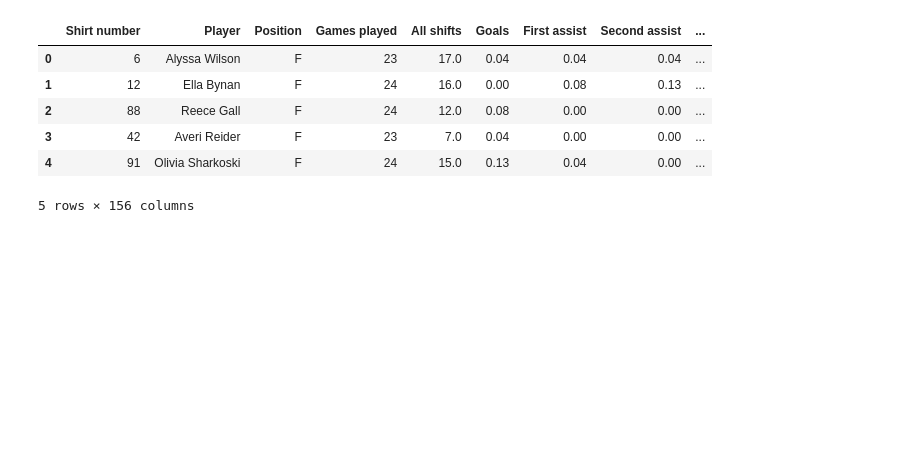
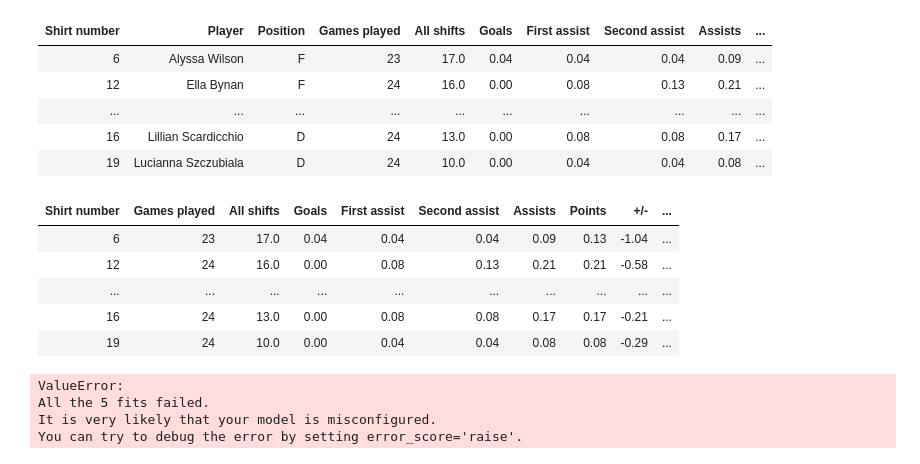
Before and after one commit to sarahsetiawan/Hood-Hockey, a Jupyter notebook: DataAnalysis/LinearReg.ipynb, the cells around one changed output. Drawn from its saved outputs; the diff is of its cells as text; code cells hidden in the pictures; blank space fills up the shorter version.

```diff
--- a/DataAnalysis/LinearReg.ipynb
+++ b/DataAnalysis/LinearReg.ipynb
@@ -10,14 +13,13 @@ from sklearn.metrics import accuracy_score, confusion_matrix
 # %%
 # Load the skaters dataset
 skaters_df = pd.read_excel("../DataCleaning/Instat_DataCleaning/SkatersCleaned.xlsx")
 
-# Optional: inspect the first few rows
-skaters_df.head()
+# Display the DataFrame as a scrollable HTML table
+display(HTML(skaters_df.to_html(index=False, max_rows=5, max_cols=None)))
 # %% [output]
-|  | Shirt number | Player | Position | Games played | All shifts | Goals | First assist | Second assist | ... |
-| 0 | 6 | Alyssa Wilson | F | 23 | 17.0 | 0.04 | 0.04 | 0.04 | ... |
-| 1 | 12 | Ella Bynan | F | 24 | 16.0 | 0.00 | 0.08 | 0.13 | ... |
-| 2 | 88 | Reece Gall | F | 24 | 12.0 | 0.08 | 0.00 | 0.00 | ... |
-| 3 | 42 | Averi Reider | F | 23 | 7.0 | 0.04 | 0.00 | 0.00 | ... |
-| 4 | 91 | Olivia Sharkoski | F | 24 | 15.0 | 0.13 | 0.04 | 0.00 | ... |
+| Shirt number | Player | Position | Games played | All shifts | Goals | First assist | Second assist | Assists | ... |
+| 6 | Alyssa Wilson | F | 23 | 17.0 | 0.04 | 0.04 | 0.04 | 0.09 | ... |
+| 12 | Ella Bynan | F | 24 | 16.0 | 0.00 | 0.08 | 0.13 | 0.21 | ... |
+| ... | ... | ... | ... | ... | ... | ... | ... | ... | ... |
+| 16 | Lillian Scardicchio | D | 24 | 13.0 | 0.00 | 0.08 | 0.08 | 0.17 | ... |
+| 19 | Lucianna Szczubiala | D | 24 | 10.0 | 0.00 | 0.04 | 0.04 | 0.08 | ... |
-5 rows × 156 columns
@@ -37,0 +26,53 @@ drive_df.head()
+# %%
+# Drop unneeded columns
+skaters_df.drop(['Player', 'Contract'], axis=1, inplace=True)
+
+# Find remaining categorical columns and one‐hot encode them
+cat_cols = skaters_df.select_dtypes(include=['object']).columns.tolist()
+skaters_df = pd.get_dummies(skaters_df, columns=cat_cols)
+
+display(HTML(skaters_df.to_html(index=False, max_rows=5, max_cols=None)))
+# %% [output]
+| Shirt number | Games played | All shifts | Goals | First assist | Second assist | Assists | Points | +/- | ... |
+| 6 | 23 | 17.0 | 0.04 | 0.04 | 0.04 | 0.09 | 0.13 | -1.04 | ... |
+| 12 | 24 | 16.0 | 0.00 | 0.08 | 0.13 | 0.21 | 0.21 | -0.58 | ... |
+| ... | ... | ... | ... | ... | ... | ... | ... | ... | ... |
+| 16 | 24 | 13.0 | 0.00 | 0.08 | 0.08 | 0.17 | 0.17 | -0.21 | ... |
+| 19 | 24 | 10.0 | 0.00 | 0.04 | 0.04 | 0.08 | 0.08 | -0.29 | ... |
+# %%
+# Prepare data for linear regression
+# Define target and columns to drop
+target = "Goals"
+drop_cols = [
+    target,
+    "Points",
+    "Scoring chances",
+    "Shots conversion 1 on 1, %",
+    "Inner slot shots - scored",
+    "Outer slot shots - scored",
+    "xG per goal",
+    "+/-",
+    "Team goals when on ice",
+    "Plus"
+]
+
+# Features and target
+X = skaters_df.drop(columns=drop_cols, errors="ignore")
+y = skaters_df[target]
+
+# Set up cross‐validation and model
+kf = KFold(n_splits=5, shuffle=True, random_state=42)
+model = LinearRegression()
+
+# Evaluate with MSE
+mse_scores = -cross_val_score(model, X, y, cv=kf, scoring="neg_mean_squared_error")
+print(f"CV mean MSE: {mse_scores.mean():.4f}")
+
+# Train final model on all data
+model.fit(X, y)
+print("Coefficients:", dict(zip(X.columns, model.coef_)))
+# %% [output]
+ValueError:
+All the 5 fits failed.
+It is very likely that your model is misconfigured.
+You can try to debug the error by setting error_score='raise'.
```
Also changed, not shown: parts of 2 cells of this notebook.
